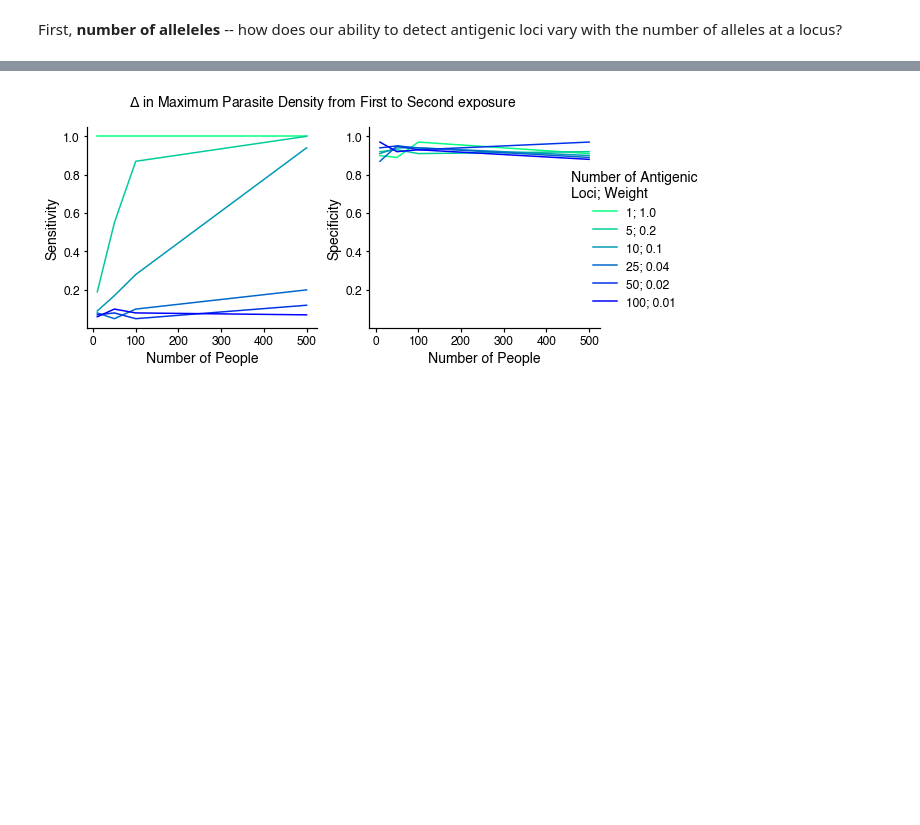
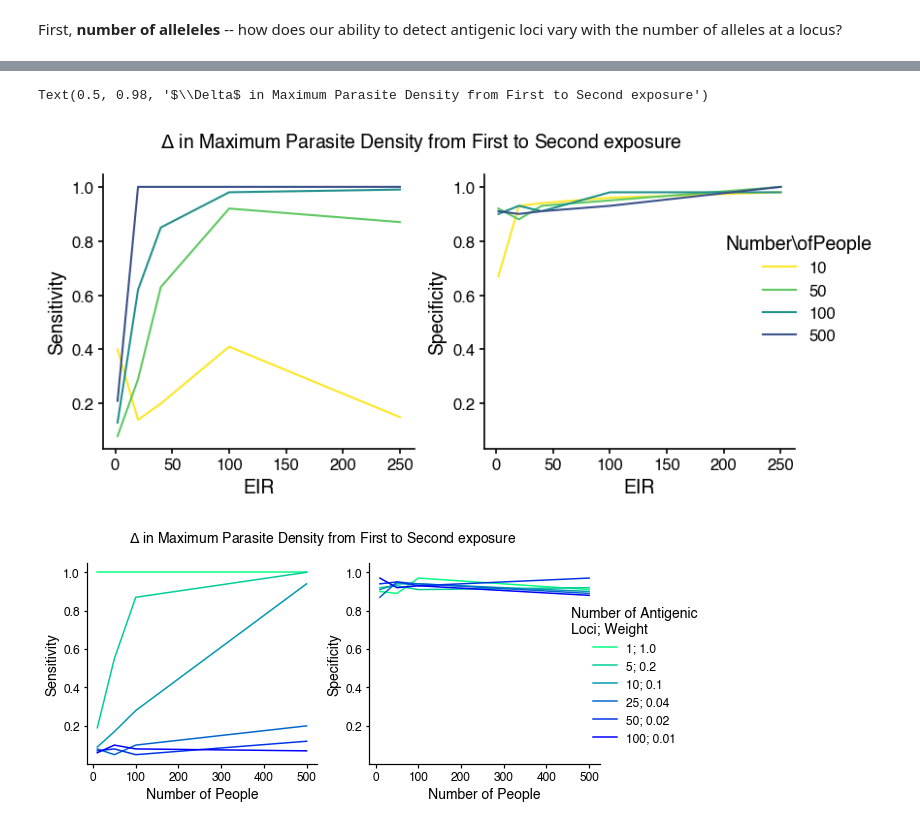
Before and after one commit to blab/pf-longitudinal, a Jupyter notebook: pf-tent/code/powercalcs_Fall2022.ipynb, the cells around one changed output, grey strips where cells are left out. Saved outputs shown, nothing was run; the diff lists cells and outputs as text; code cells hidden in the pictures; blank space fills up the shorter version.

```diff
--- a/pf-tent/code/powercalcs_Fall2022.ipynb
+++ b/pf-tent/code/powercalcs_Fall2022.ipynb
@@ -949,3 +951,29 @@ fig.savefig("figs/eir_powercalc.pdf",bbox_inches='tight')
+# %%
+eirs = eir_df["n_people"].unique()
+
+fig,ax = plt.subplots(ncols=2,tight_layout=True,sharey=True,figsize=(8,4))
+plt.rcParams["axes.prop_cycle"] = plt.cycler("color", plt.cm.viridis(np.flip(np.linspace(0,1,len(eirs)))))
+for a in fig.axes:
+    a.tick_params(
+    axis='y',           # changes apply to the x-axis
+    which='both',       # both major and minor ticks are affected
+    left=True,
+    right=False,
+    labelleft=True)
+for e in eirs:
+    df = eir_df.loc[eir_df["n_people"] == e,]
+    ax[0].plot(df["eir"],df["sensitivity"],label=e)
+    ax[1].plot(df["eir"],df["specificity"],)
+ax[0].set_ylabel("Sensitivity")
+ax[1].set_ylabel("Specificity")
+ax[1].set_xlabel("EIR")
+ax[0].set_xlabel("EIR")
+fig.legend(title="Number\ofPeople",bbox_to_anchor=(1.1,0.75),frameon=False)
+fig.suptitle("$\Delta$ in Maximum Parasite Density from First to Second exposure")
+#fig.savefig("figs/eir_powercalc.pdf",bbox_inches='tight')
+# %% [output]
+Text(0.5, 0.98, '$\\Delta$ in Maximum Parasite Density from First to Second exposure')
+[figure, added]
 # %%
 nLoci_df = pd.read_csv("output/nLoci_1st2nd.tsv", sep="\t")
 # %%
```
Also changed, not shown: parts of 21 cells of this notebook, 2 other files.
